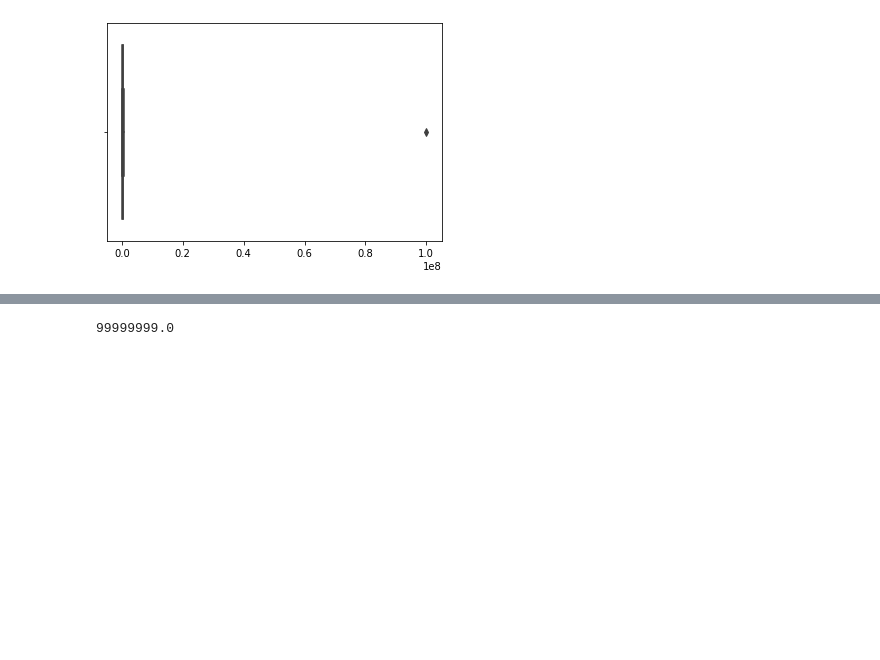
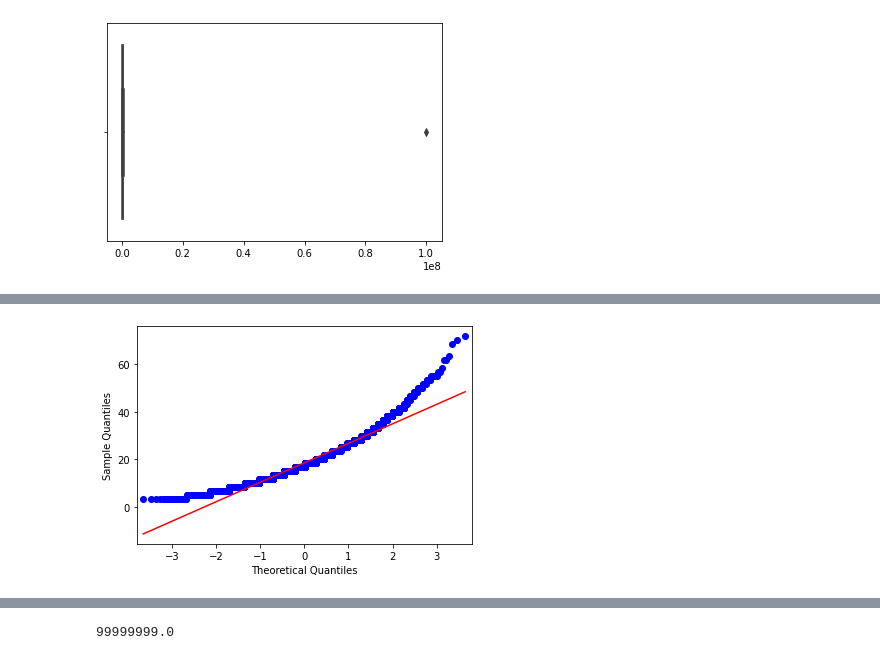
Before and after one commit to Arhio/GB-Python-Lib-Stage-2, a Jupyter notebook: Course_project/KuznetsovVV_solution.ipynb, the cells around one changed output, grey strips where cells are left out. Saved outputs shown, nothing was run; the diff lists cells and outputs as text; code cells hidden in the pictures; blank space fills up the shorter version.

```diff
--- a/Course_project/KuznetsovVV_solution.ipynb
+++ b/Course_project/KuznetsovVV_solution.ipynb
@@ -216,0 +225,6 @@ plt.show()
+# %%
+# q-q plot
+qqplot(xx, line='s')
+plt.show()
+# %% [output]
+[figure, added]
```
Also changed, not shown: parts of 15 cells of this notebook.
